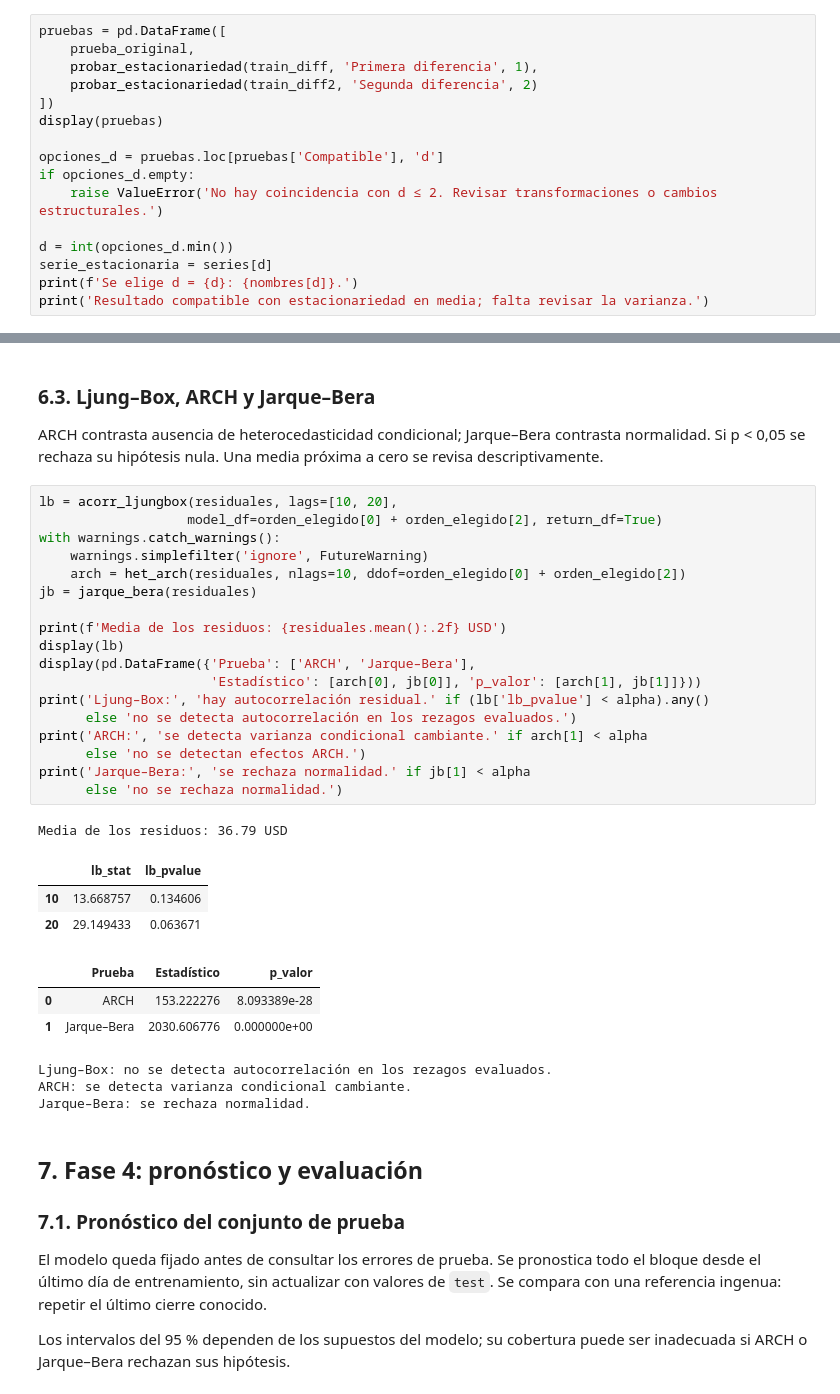
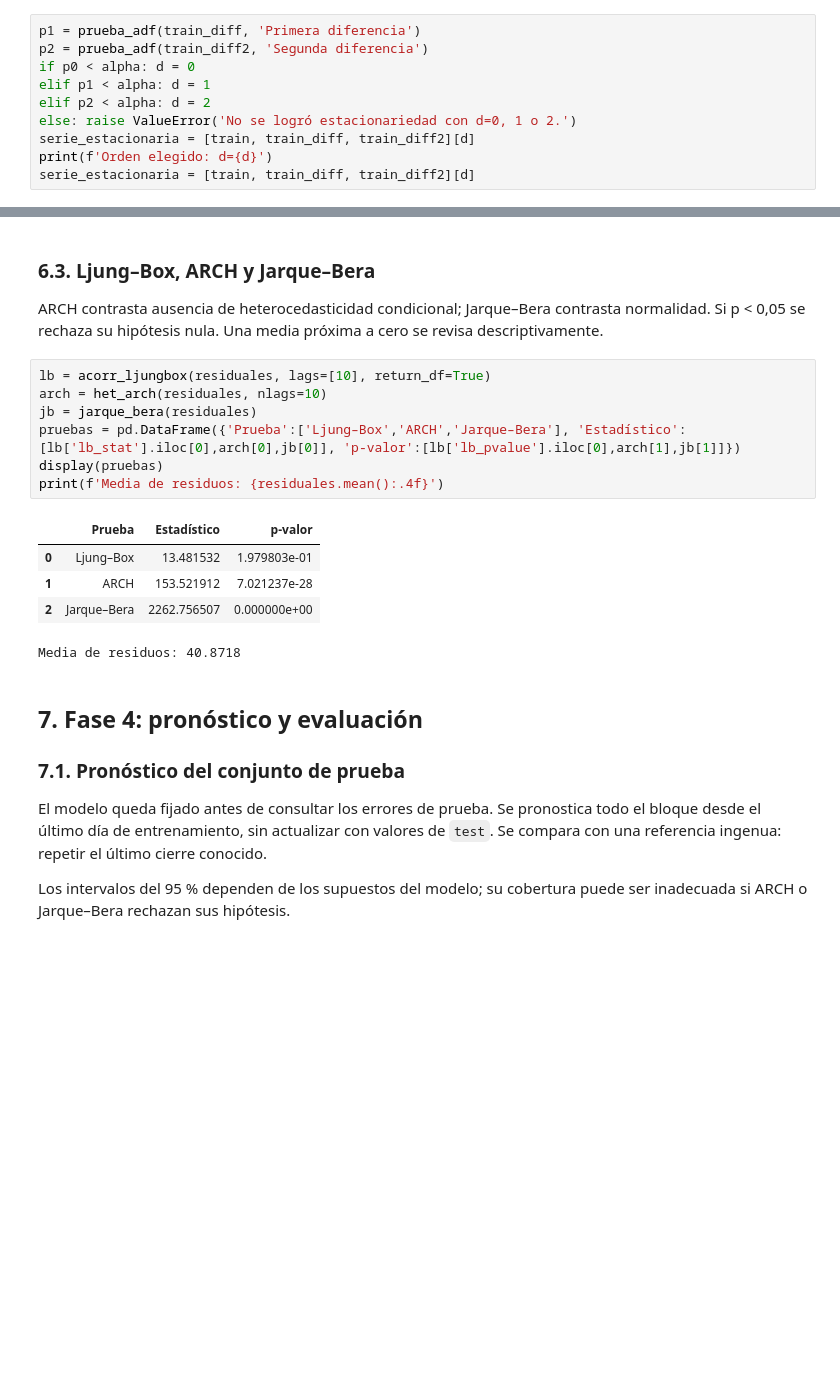
Before and after one commit to 23-Andres-QC/MineriaAvanzada, a Jupyter notebook: practica01.ipynb, the cells around one changed output, grey strips where cells are left out. Saved outputs shown, nothing was run; the diff lists cells and outputs as text; blank space fills up the shorter version.

```diff
--- a/practica01.ipynb
+++ b/practica01.ipynb
@@ -232,19 +182,13 @@ plt.show()
 # %% [output]
 [figure]
 # %%
-pruebas = pd.DataFrame([
-    prueba_original,
-    probar_estacionariedad(train_diff, 'Primera diferencia', 1),
-    probar_estacionariedad(train_diff2, 'Segunda diferencia', 2)
-])
-display(pruebas)
-
-opciones_d = pruebas.loc[pruebas['Compatible'], 'd']
-if opciones_d.empty:
-    raise ValueError('No hay coincidencia con d ≤ 2. Revisar transformaciones o cambios estructurales.')
-
-d = int(opciones_d.min())
-serie_estacionaria = series[d]
-print(f'Se elige d = {d}: {nombres[d]}.')
-print('Resultado compatible con estacionariedad en media; falta revisar la varianza.')
+p1 = prueba_adf(train_diff, 'Primera diferencia')
+p2 = prueba_adf(train_diff2, 'Segunda diferencia')
+if p0 < alpha: d = 0
+elif p1 < alpha: d = 1
+elif p2 < alpha: d = 2
+else: raise ValueError('No se logró estacionariedad con d=0, 1 o 2.')
+serie_estacionaria = [train, train_diff, train_diff2][d]
+print(f'Orden elegido: d={d}')
+serie_estacionaria = [train, train_diff, train_diff2][d]
 # %% [output]
@@ -452,34 +271,18 @@ plt.show()
 
 ARCH contrasta ausencia de heterocedasticidad condicional; Jarque–Bera contrasta normalidad. Si p < 0,05 se rechaza su hipótesis nula. Una media próxima a cero se revisa descriptivamente.
 # %%
-lb = acorr_ljungbox(residuales, lags=[10, 20],
-                   model_df=orden_elegido[0] + orden_elegido[2], return_df=True)
-with warnings.catch_warnings():
-    warnings.simplefilter('ignore', FutureWarning)
-    arch = het_arch(residuales, nlags=10, ddof=orden_elegido[0] + orden_elegido[2])
+lb = acorr_ljungbox(residuales, lags=[10], return_df=True)
+arch = het_arch(residuales, nlags=10)
 jb = jarque_bera(residuales)
-
-print(f'Media de los residuos: {residuales.mean():.2f} USD')
-display(lb)
-display(pd.DataFrame({'Prueba': ['ARCH', 'Jarque–Bera'],
-                      'Estadístico': [arch[0], jb[0]], 'p_valor': [arch[1], jb[1]]}))
-print('Ljung–Box:', 'hay autocorrelación residual.' if (lb['lb_pvalue'] < alpha).any()
-      else 'no se detecta autocorrelación en los rezagos evaluados.')
-print('ARCH:', 'se detecta varianza condicional cambiante.' if arch[1] < alpha
-      else 'no se detectan efectos ARCH.')
-print('Jarque–Bera:', 'se rechaza normalidad.' if jb[1] < alpha
-      else 'no se rechaza normalidad.')
+pruebas = pd.DataFrame({'Prueba':['Ljung–Box','ARCH','Jarque–Bera'], 'Estadístico':[lb['lb_stat'].iloc[0],arch[0],jb[0]], 'p-valor':[lb['lb_pvalue'].iloc[0],arch[1],jb[1]]})
+display(pruebas)
+print(f'Media de residuos: {residuales.mean():.4f}')
 # %% [output]
+|  | Prueba | Estadístico | p-valor |
+| 0 | Ljung–Box | 13.481532 | 1.979803e-01 |
+| 1 | ARCH | 153.521912 | 7.021237e-28 |
+| 2 | Jarque–Bera | 2262.756507 | 0.000000e+00 |
-Media de los residuos: 36.79 USD
+Media de residuos: 40.8718
-|  | lb_stat | lb_pvalue |
-| 10 | 13.668757 | 0.134606 |
-| 20 | 29.149433 | 0.063671 |
-|  | Prueba | Estadístico | p_valor |
-| 0 | ARCH | 153.222276 | 8.093389e-28 |
-| 1 | Jarque–Bera | 2030.606776 | 0.000000e+00 |
-Ljung–Box: no se detecta autocorrelación en los rezagos evaluados.
-ARCH: se detecta varianza condicional cambiante.
-Jarque–Bera: se rechaza normalidad.
 # %% [markdown]
 ## 7. Fase 4: pronóstico y evaluación
 
```
Also changed, not shown: parts of 16 cells of this notebook.
